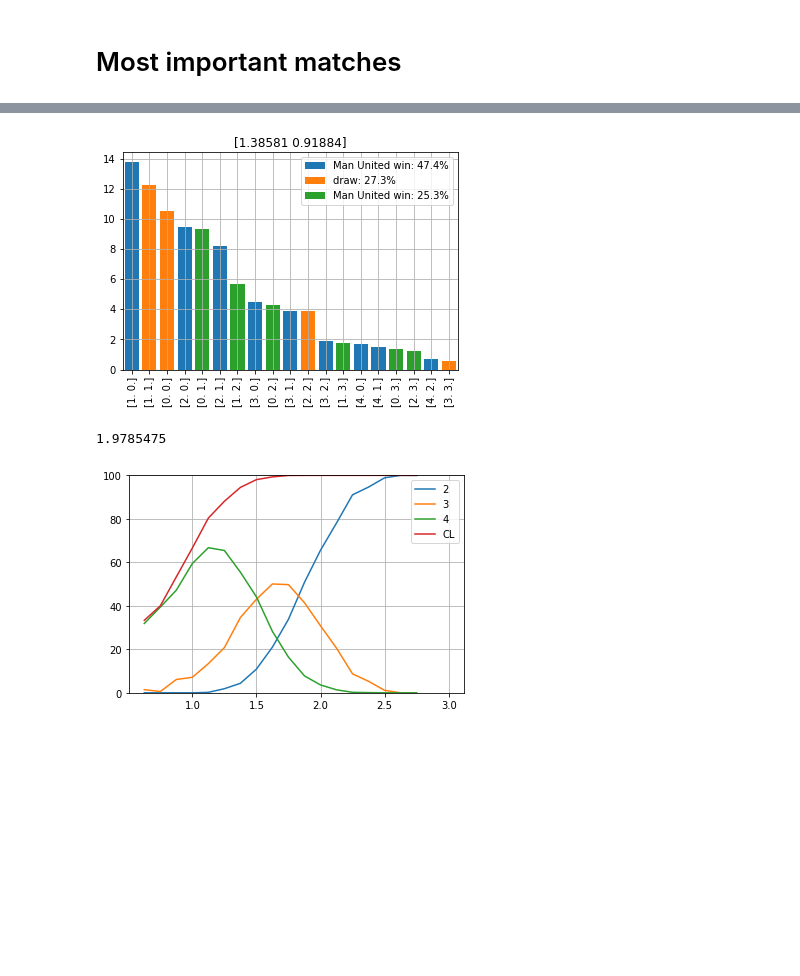
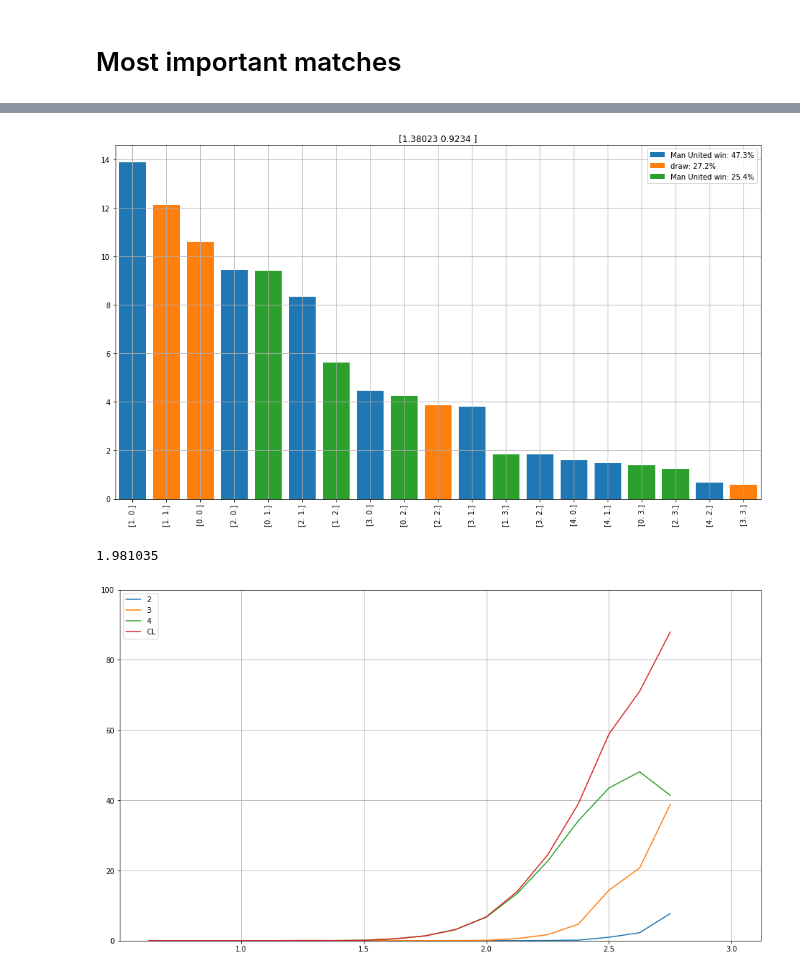
Before and after one commit to tchnvkng/python_notebooks, a Jupyter notebook: premier_league/pl2.ipynb, the cells around one changed output, grey strips where cells are left out. Cells and saved outputs as stored; diff of their text form; code cells hidden in the pictures; blank space fills up the shorter version.

Commit message:
take home advantage into account

```diff
--- a/premier_league/pl2.ipynb
+++ b/premier_league/pl2.ipynb
@@ -61,3 +61,9 @@ teams=calibrator.teams
 calibration.pkl  exists.
 file exists, loading
 1673
+# %%
+country='EN'
+plt.rcParams['figure.figsize']=[16,9]
+calibrator.teams['Man United'].plt()
+calibrator.teams['Home'+country].plt()
+calibrator.teams['Away'+country].plt();
@@ -209,3 +219,12 @@ simulation not yet processed, processing
 | Mainz | 33.0 | 28 | 39 | 17 | 13 | 0.0 | 0.00 | 0.63 | ... |
 | FC Koln | 27.1 | 22 | 33 | 18 | 16 | 0.0 | 0.00 | 0.65 | ... |
 | Hamburg | 24.7 | 20 | 30 | 18 | 17 | 0.0 | 0.00 | 0.31 | ... |
+# %%
+country='FR'
+home_advantage=np.array(calibrator.teams['Home'+country].means())-np.array(calibrator.teams['Away'+country].means())
+print(home_advantage)
+Teams[country]={x:teams[x] for x in teams if teams[x].country==country}
+League[country]=Season(Teams[country],home_advantage=home_advantage,nr_cl=3)
+League[country].process_current_results(all_data[country])
+League[country].simulate_season(n_scenarios=100000)
+League[country].season_report()
@@ -219,10 +258,12 @@ PremierLeague.team_report('Man United')
 # %%
 imp=[]
 ref_team='Man United'
+#ref_team='Liverpool'
+#ref_team='Arsenal'
 matches=[]
 for x in PremierLeague.matches_to_sim:
     matches.append(x)
-    pcl=PremierLeague.what_if(x,ref_team=ref_team,show_plot=False)
+    pcl=PremierLeague.what_if(x,ref_team=ref_team,show_plot=False,place=4,or_better=True)
     #imp.append(pcl.max()/pcl.min())
     imp.append(pcl.std())
 imp=np.array(imp)
@@ -250,41 +291,41 @@ plt.grid(True)
 # %%
 teams['Man United']+calibrator_1617.teams['Man United']
 # %% [output]
-[figure, old version]
+[figure, new version]
 # %%
 team_name='Man United'
 #team_name='Tottenham'
-#team_name='Chelsea'
+team_name='Chelsea'
 #team_name='Liverpool'
 i=PremierLeague.team_id[team_name]
 ind=PremierLeague.place_per_team[i,:]<=4
 tmp=[PremierLeague.matches_to_sim[x] for x in PremierLeague.matches_to_sim ]
 n=len([x for x in tmp if x['Home']==team_name or x['Away']==team_name])
 #pnts=PremierLeague.points_per_team[i,ind]-PremierLeague.current_points['Man United']
 pnts=PremierLeague.points_per_team[i,:]-PremierLeague.current_points[team_name]
 plc=PremierLeague.place_per_team[i,:]
 
 nrpnts=np.arange(5,3*n+1)
 p=np.zeros([nrpnts.shape[0],5])
 p[:]=np.nan
 for jj in range(nrpnts.shape[0]):
     ind=pnts==nrpnts[jj]
     if ind.any():
         p[jj,0]=(plc[ind]==2).sum()/ind.sum()
         p[jj,1]=(plc[ind]==3).sum()/ind.sum()
         p[jj,2]=(plc[ind]==4).sum()/ind.sum()
         p[jj,3]=(plc[ind]<=4).sum()/ind.sum()
 
 
 plt.plot(nrpnts/n,100*p[:,0],label='2')
 plt.plot(nrpnts/n,100*p[:,1],label='3')
 plt.plot(nrpnts/n,100*p[:,2],label='4')
 plt.plot(nrpnts/n,100*p[:,3],label='CL')
 plt.legend()
 plt.grid(True)
 plt.ylim([0,100])
 #plt.xlabel([0,3])
 pnts.mean()/n
 # %% [output]
-1.9785475
+1.981035
-[figure, old version]
+[figure, new version]
```
Also changed, not shown: parts of 11 cells of this notebook, 1 other file.
